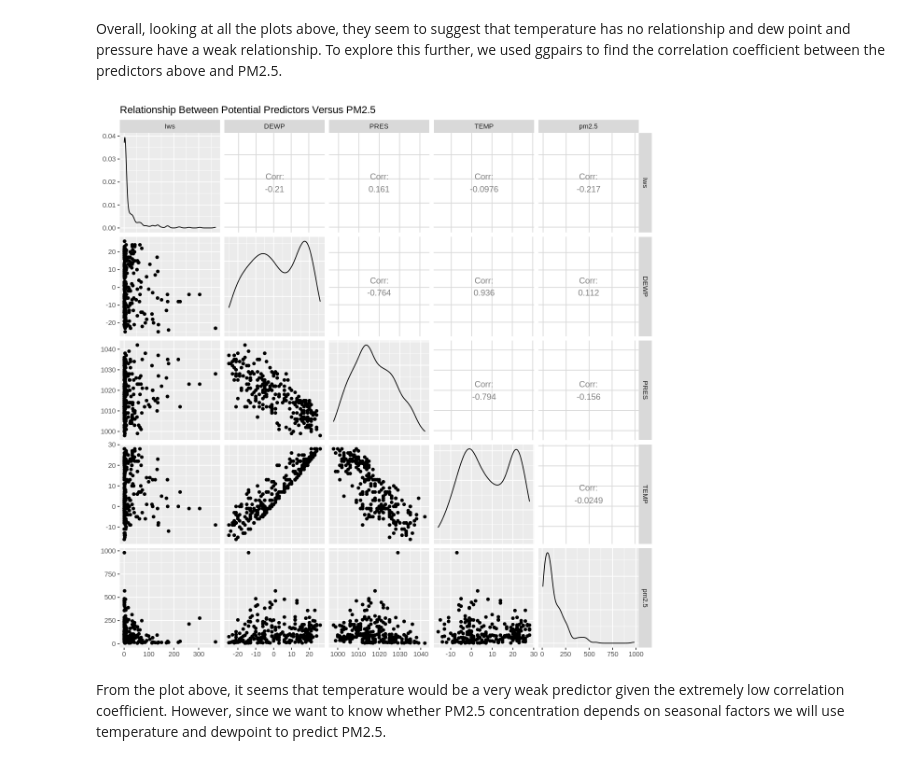
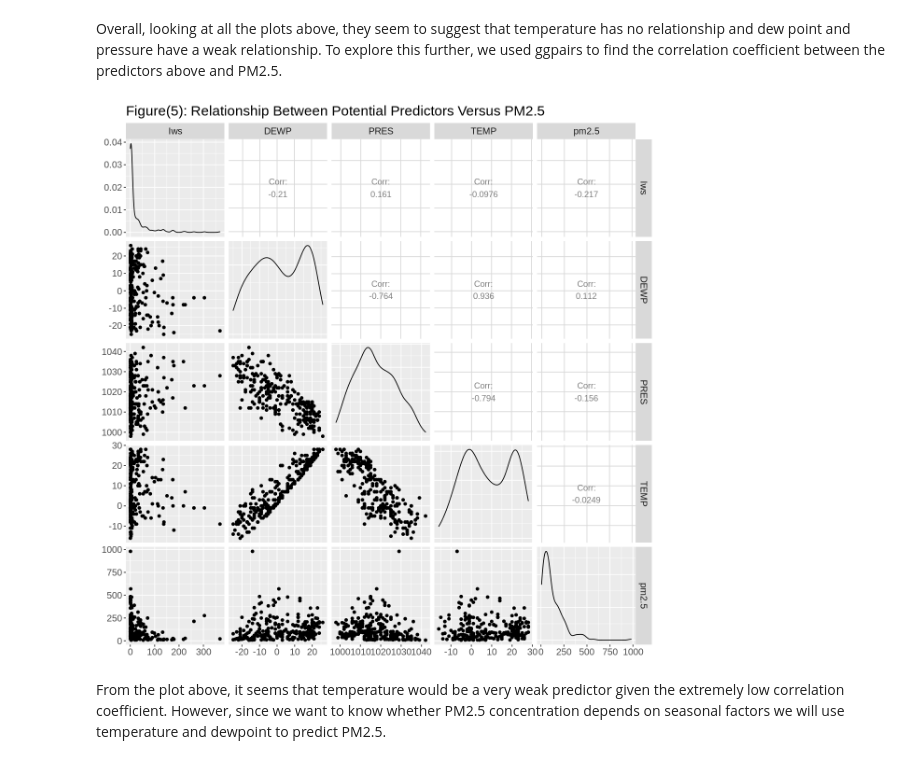
Before and after one commit to gbrwg/DSCI100-Group-Project, a Jupyter notebook: group_project_report.ipynb, the cells around one changed output. Drawn from its saved outputs; the diff is of its cells as text; code cells hidden in the pictures.

```diff
--- a/group_project_report.ipynb
+++ b/group_project_report.ipynb
@@ -163,10 +167,12 @@ Overall, looking at all the plots above, they seem to suggest that temperature h
 # %%
 filtered_table <- pm2.5_train %>%
                 select(Iws, DEWP, PRES, TEMP, pm2.5)
 
-ggpairs(filtered_table) + ggtitle("Relationship Between Potential Predictors Versus PM2.5")
+ggpairs(filtered_table) +
+ggtitle("Figure(5): Relationship Between Potential Predictors Versus PM2.5") +
+theme(text = element_text(size=15))
 # %% [output]
-[figure, old version]
+[figure, new version]
 # %% [markdown]
 From the plot above, it seems that temperature would be a very weak predictor given the extremely low correlation coefficient. However, since we want to know whether PM2.5 concentration depends on seasonal factors we will use temperature and dewpoint to predict PM2.5.
 # %% [markdown]
```
Also changed, not shown: parts of 11 cells of this notebook.
